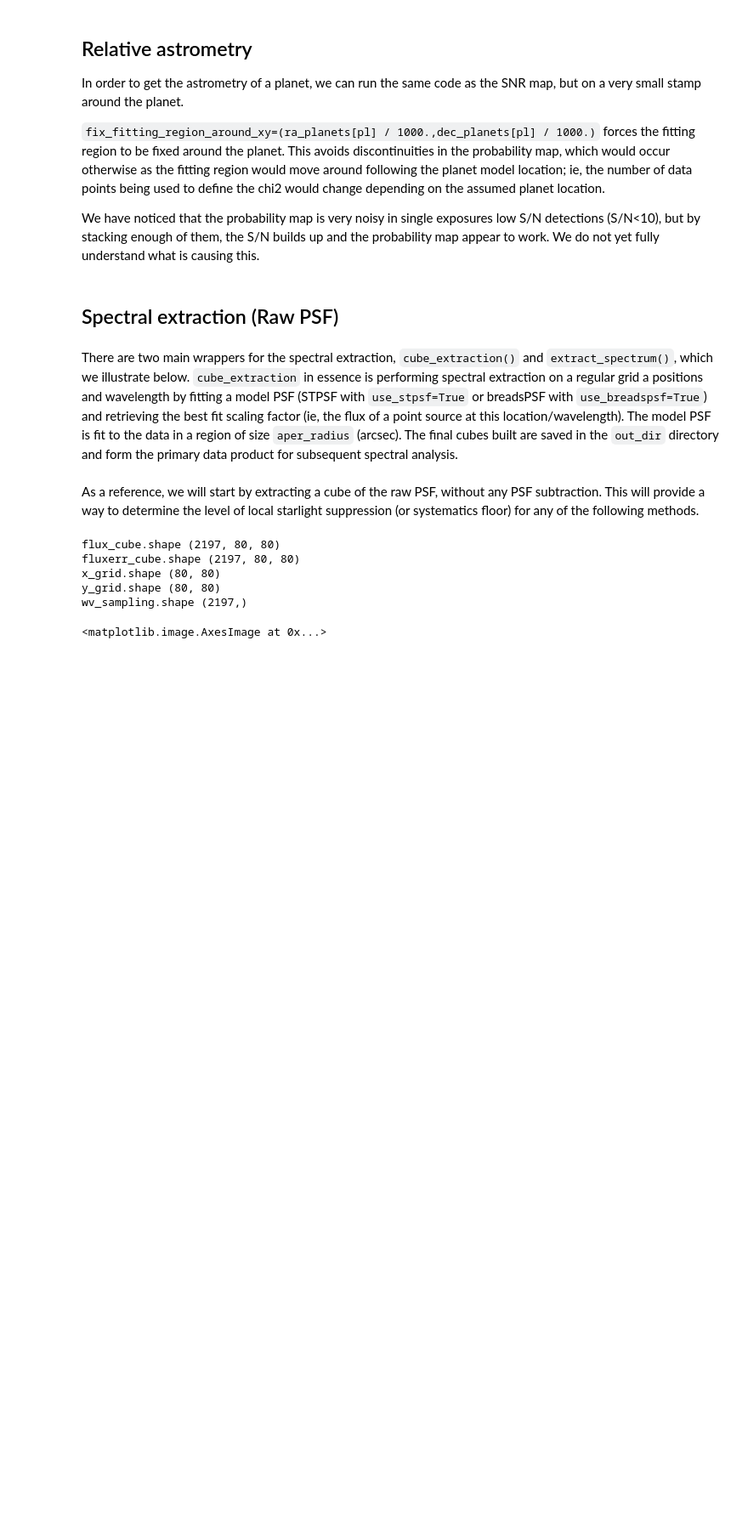
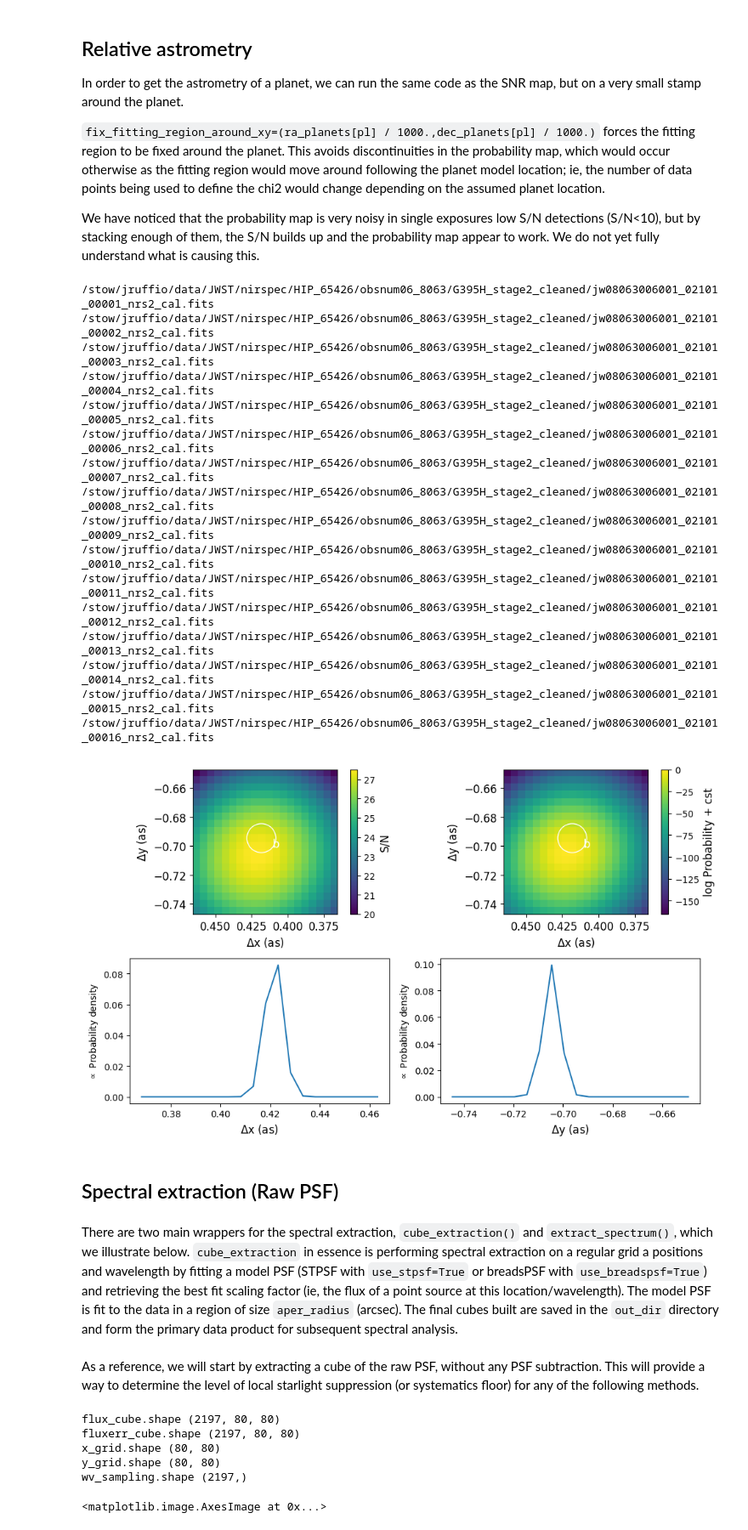
Before and after one commit to jruffio/breads, a Jupyter notebook: docs/source/tutorials/jwst/tutorial_HIP65426b.ipynb, the cells around one changed output. Shown at 85% size. Drawn from its saved outputs; the diff is of its cells as text; code cells hidden in the pictures; blank space fills up the shorter version.

Commit message:
adding SNR map and astrometry posterior plots

```diff
--- a/docs/source/tutorials/jwst/tutorial_HIP65426b.ipynb
+++ b/docs/source/tutorials/jwst/tutorial_HIP65426b.ipynb
@@ -369,17 +387,13 @@ In order to get the astrometry of a planet, we can run the same code as the SNR
 
 We have noticed that the probability map is very noisy in single exposures low S/N detections (S/N<10), but by stacking enough of them, the S/N builds up and the probability map appear to work. We do not yet fully understand what is causing this.
 # %%
-import importlib
-import breads.jwst_reduction.reduction_utils as reduction_utils
-importlib.reload(reduction_utils)
-
 pl="b"
 suffix = "astrometry_"+pl
 # Define grid of ra/dec to compute log prob map
 ra_vec_astro = np.arange(-0.05, 0.05, 0.005)+ra_planets[pl]/1000.
 dec_vec_astro = np.arange(-0.05, 0.05, 0.005)+dec_planets[pl]/1000.
 
-reduction_utils.compute_snr_grid(cleaned_cal_files, utils_dir, os.path.join(out_dir,"astrometry"),
+compute_snr_grid(cleaned_cal_files, utils_dir, os.path.join(out_dir,"astrometry"),
                  combined_contnorm_spec_filename,
                  centroid_suffix+"_poly_centroid_IWA{0:.2f}_OWA{1:.2f}.txt".format(IWA_cen,OWA_cen),
                  model_grid_h5py,grid_paras,photfilter_filename,N_KL=3,
@@ -397,7 +411,7 @@ reduction_utils.compute_snr_grid(cleaned_cal_files, utils_dir, os.path.join(out_
 ## Plot combined log likelihood map and posteriors for astrometry
 
 splitbasename = os.path.basename(cleaned_cal_files[0]).split("_")
-snr_grid_filename = os.path.join(out_dir,"astrometry_test3",splitbasename[0] + "_" + splitbasename[1]+ "_" + detector+ "_" + grating+"_"+suffix + "_combined.fits")
+snr_grid_filename = os.path.join(out_dir,"astrometry",splitbasename[0] + "_" + splitbasename[1]+ "_" + detector+ "_" + grating+"_"+suffix + "_combined.fits")
 ## replace by the following lines to look at individual exposure
 # filename = cleaned_cal_files[0]
 # snr_grid_filename = os.path.join(out_dir,"astrometry_"+pl, os.path.basename(filename).replace(".fits", "_"+ suffix + ".fits"))
@@ -439,33 +453,51 @@ for pl in ra_planets.keys():
     circle = plt.Circle((ra_planets[pl] / 1000., dec_planets[pl] / 1000.), 0.01,facecolor='#FFFFFF00', edgecolor='white')
     plt.gca().add_patch(circle)
 
 plt.subplot(2,2,2)
 ax = plt.gca()
 im_handle = ax.imshow(log_prob[rv0_id,:,:]-np.nanmax(log_prob[rv0_id,:,:]), origin="lower", cmap="viridis", extent=extent)
 cbar = plt.colorbar(im_handle, ax=ax)
 cbar.set_label(r"log Probability + cst", fontsize=fontsize)
 ax.invert_xaxis()
 ax.set_aspect('equal')
 ax.set_xlabel(r"$\Delta$x (as)", fontsize=fontsize)
 ax.set_ylabel(r"$\Delta$y (as)", fontsize=fontsize)
 ax.tick_params(axis='x', labelsize=fontsize)
 ax.tick_params(axis='y', labelsize=fontsize)
 for pl in ra_planets.keys():
     plt.text(ra_planets[pl] / 1000. - 0.01, dec_planets[pl] / 1000., pl, fontsize=fontsize,ha='center', va='top', color="white")
     circle = plt.Circle((ra_planets[pl] / 1000., dec_planets[pl] / 1000.), 0.01,facecolor='#FFFFFF00', edgecolor='white')
     plt.gca().add_patch(circle)
 
 plt.subplot(2,2,3)
 plt.plot(x_vec,np.nanmean(posterior,axis=0))
 plt.xlabel(r"$\Delta$x (as)", fontsize=fontsize)
 plt.ylabel("$\propto$ Probability density")
 
 plt.subplot(2,2,4)
 plt.plot(y_vec,np.nanmean(posterior,axis=1))
 plt.xlabel(r"$\Delta$y (as)", fontsize=fontsize)
 plt.ylabel("$\propto$ Probability density")
 
 plt.tight_layout()
+# %% [output]
+/stow/jruffio/data/JWST/nirspec/HIP_65426/obsnum06_8063/G395H_stage2_cleaned/jw08063006001_02101_00001_nrs2_cal.fits
+/stow/jruffio/data/JWST/nirspec/HIP_65426/obsnum06_8063/G395H_stage2_cleaned/jw08063006001_02101_00002_nrs2_cal.fits
+/stow/jruffio/data/JWST/nirspec/HIP_65426/obsnum06_8063/G395H_stage2_cleaned/jw08063006001_02101_00003_nrs2_cal.fits
+/stow/jruffio/data/JWST/nirspec/HIP_65426/obsnum06_8063/G395H_stage2_cleaned/jw08063006001_02101_00004_nrs2_cal.fits
+/stow/jruffio/data/JWST/nirspec/HIP_65426/obsnum06_8063/G395H_stage2_cleaned/jw08063006001_02101_00005_nrs2_cal.fits
+/stow/jruffio/data/JWST/nirspec/HIP_65426/obsnum06_8063/G395H_stage2_cleaned/jw08063006001_02101_00006_nrs2_cal.fits
+/stow/jruffio/data/JWST/nirspec/HIP_65426/obsnum06_8063/G395H_stage2_cleaned/jw08063006001_02101_00007_nrs2_cal.fits
+/stow/jruffio/data/JWST/nirspec/HIP_65426/obsnum06_8063/G395H_stage2_cleaned/jw08063006001_02101_00008_nrs2_cal.fits
+/stow/jruffio/data/JWST/nirspec/HIP_65426/obsnum06_8063/G395H_stage2_cleaned/jw08063006001_02101_00009_nrs2_cal.fits
+/stow/jruffio/data/JWST/nirspec/HIP_65426/obsnum06_8063/G395H_stage2_cleaned/jw08063006001_02101_00010_nrs2_cal.fits
+/stow/jruffio/data/JWST/nirspec/HIP_65426/obsnum06_8063/G395H_stage2_cleaned/jw08063006001_02101_00011_nrs2_cal.fits
+/stow/jruffio/data/JWST/nirspec/HIP_65426/obsnum06_8063/G395H_stage2_cleaned/jw08063006001_02101_00012_nrs2_cal.fits
+/stow/jruffio/data/JWST/nirspec/HIP_65426/obsnum06_8063/G395H_stage2_cleaned/jw08063006001_02101_00013_nrs2_cal.fits
+/stow/jruffio/data/JWST/nirspec/HIP_65426/obsnum06_8063/G395H_stage2_cleaned/jw08063006001_02101_00014_nrs2_cal.fits
+/stow/jruffio/data/JWST/nirspec/HIP_65426/obsnum06_8063/G395H_stage2_cleaned/jw08063006001_02101_00015_nrs2_cal.fits
+/stow/jruffio/data/JWST/nirspec/HIP_65426/obsnum06_8063/G395H_stage2_cleaned/jw08063006001_02101_00016_nrs2_cal.fits
+[figure, added]
 # %% [markdown]
 ## Spectral extraction (Raw PSF)
 # %% [markdown]
```
Also changed, not shown: parts of 1 cell of this notebook.
